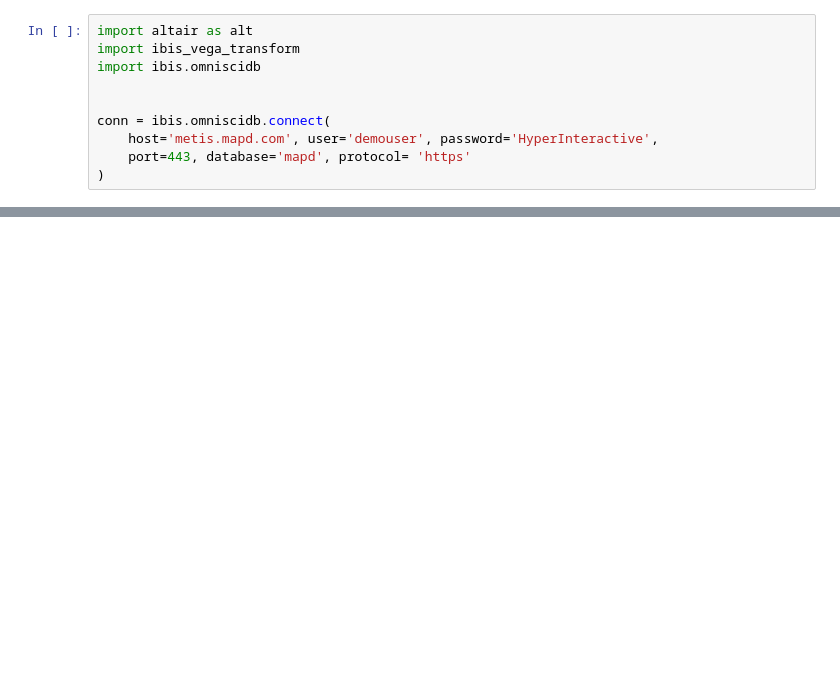
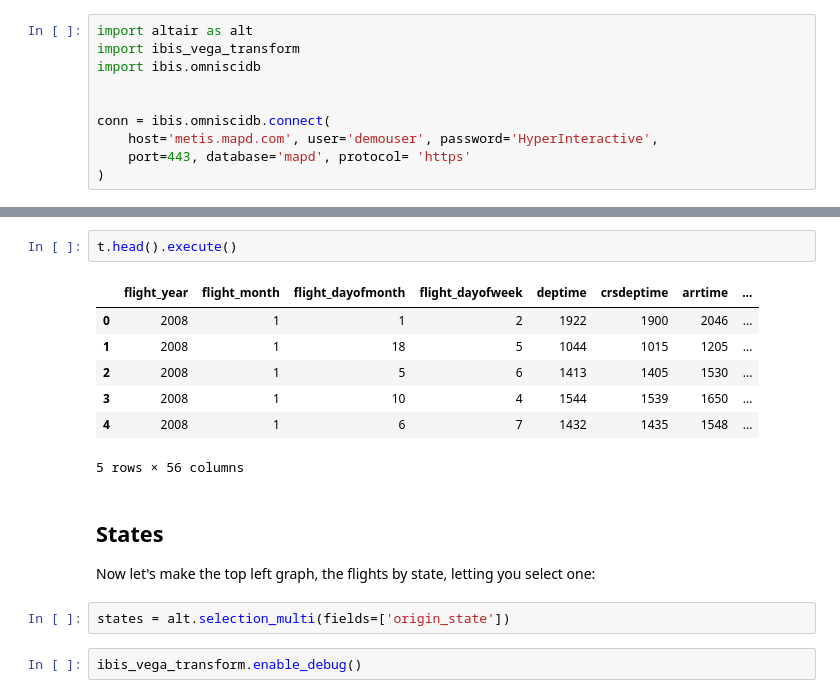
Before and after one commit to Quansight/ibis-vega-transform, a Jupyter notebook: examples/charting-example.ipynb, the cells around one changed output, grey strips where cells are left out. Saved outputs shown, nothing was run; the diff lists cells and outputs as text; blank space fills up the shorter version.

Commit message:
Add debug and talk

```diff
--- a/examples/charting-example.ipynb
+++ b/examples/charting-example.ipynb
@@ -152,0 +81,18 @@ time = alt.Chart(
+# %%
+t.head().execute()
+# %% [output]
+|  | flight_year | flight_month | flight_dayofmonth | flight_dayofweek | deptime | crsdeptime | arrtime | ... |
+| 0 | 2008 | 1 | 1 | 2 | 1922 | 1900 | 2046 | ... |
+| 1 | 2008 | 1 | 18 | 5 | 1044 | 1015 | 1205 | ... |
+| 2 | 2008 | 1 | 5 | 6 | 1413 | 1405 | 1530 | ... |
+| 3 | 2008 | 1 | 10 | 4 | 1544 | 1539 | 1650 | ... |
+| 4 | 2008 | 1 | 6 | 7 | 1432 | 1435 | 1548 | ... |
+5 rows × 56 columns
+# %% [markdown]
+## States
+
+Now let's make the top left graph, the flights by state, letting you select one:
+# %%
+states = alt.selection_multi(fields=['origin_state'])
+# %%
+ibis_vega_transform.enable_debug()
```
Also changed, not shown: parts of 29 cells of this notebook, 8 other files.
